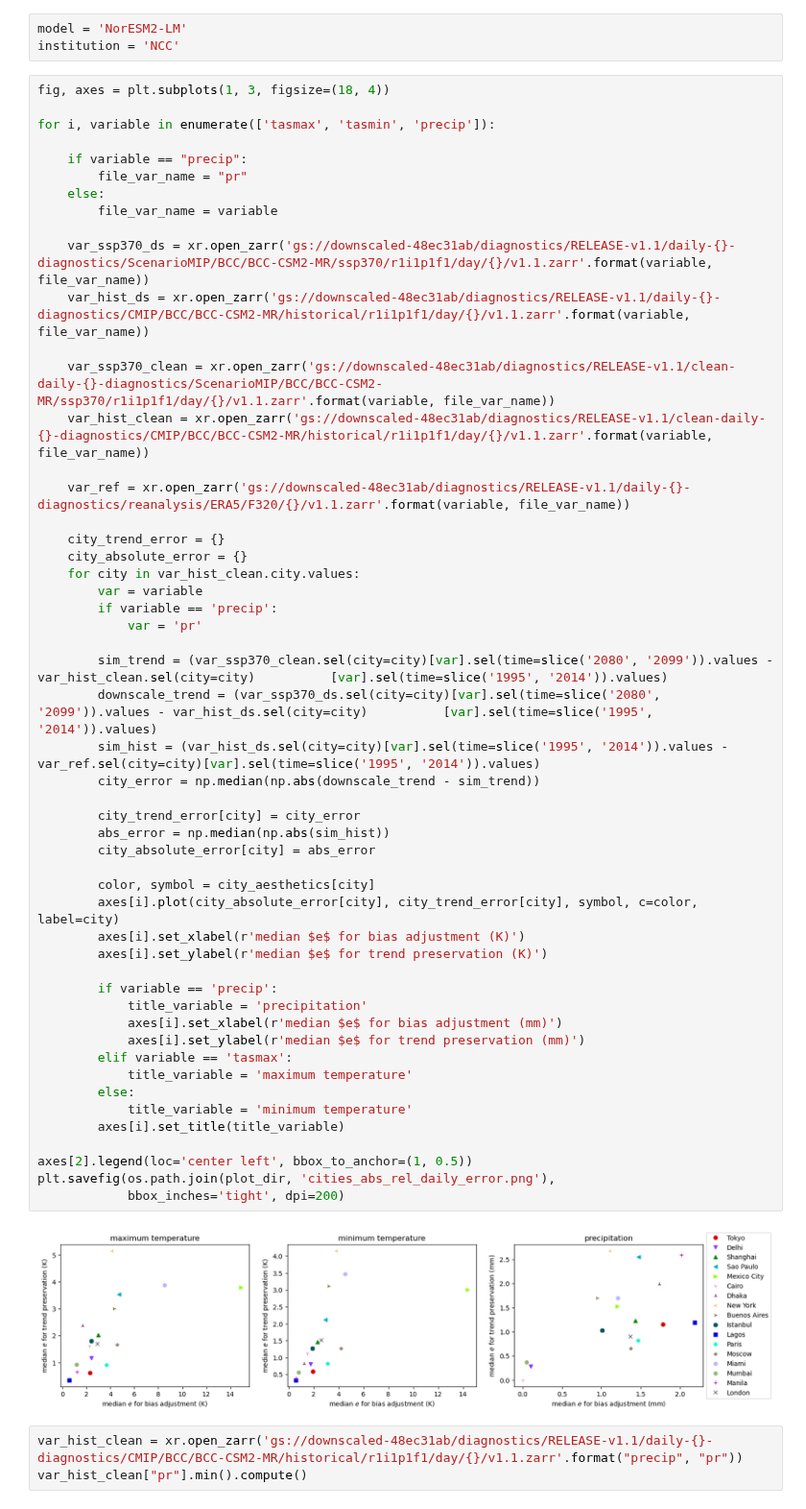
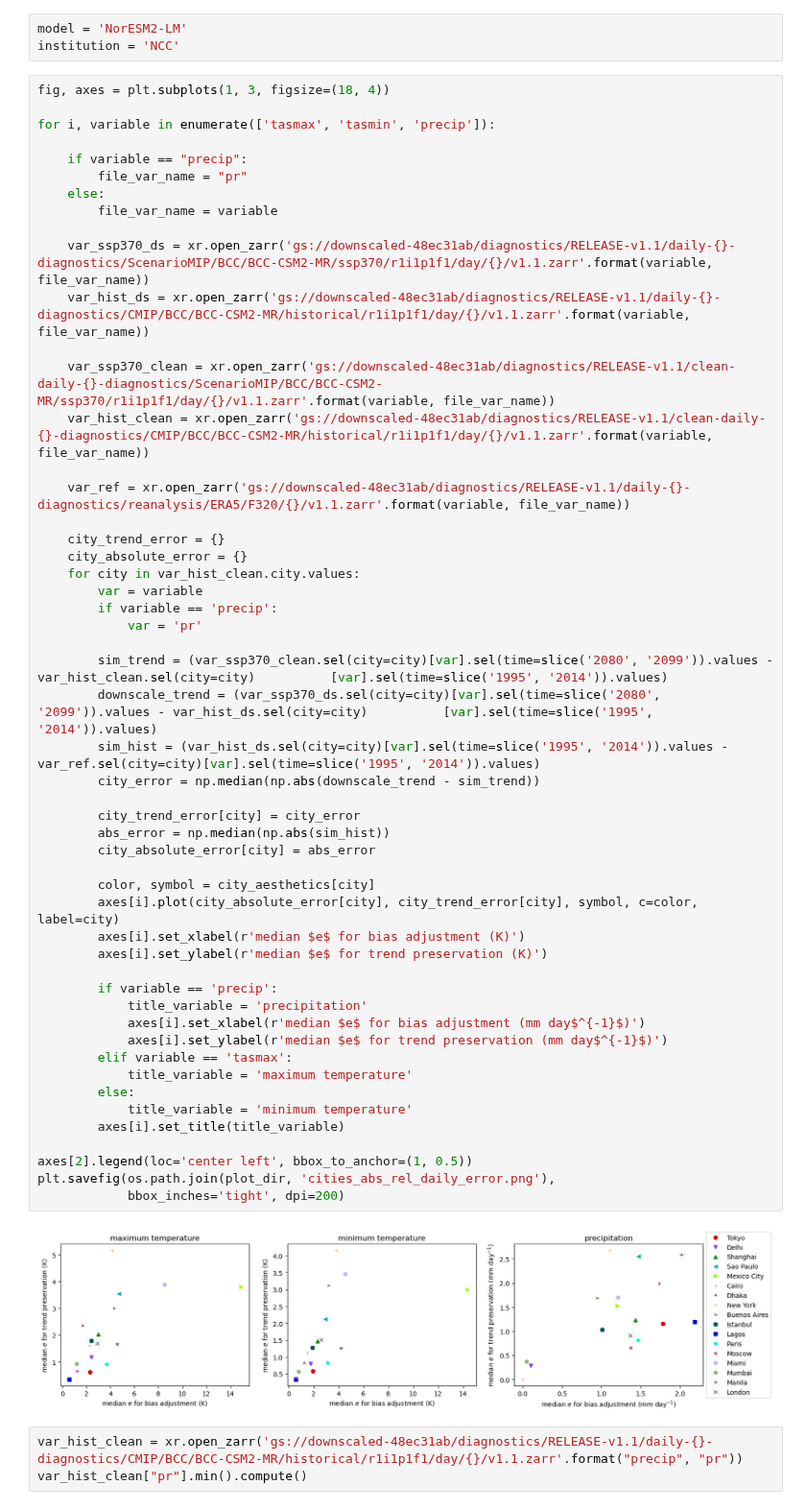
Before and after one commit to ClimateImpactLab/downscaleCMIP6, a Jupyter notebook: notebooks/paper_analysis/error_biasadjustment_trendpreservation_cities.ipynb, the cells around one changed output. Shown at 96% size. Cells and saved outputs as stored; diff of their text form.

```diff
--- a/notebooks/paper_analysis/error_biasadjustment_trendpreservation_cities.ipynb
+++ b/notebooks/paper_analysis/error_biasadjustment_trendpreservation_cities.ipynb
@@ -63,36 +63,36 @@ for i, variable in enumerate(['tasmax', 'tasmin', 'precip']):
         var = variable
         if variable == 'precip':
             var = 'pr'
 
         sim_trend = (var_ssp370_clean.sel(city=city)[var].sel(time=slice('2080', '2099')).values - var_hist_clean.sel(city=city)          [var].sel(time=slice('1995', '2014')).values)
         downscale_trend = (var_ssp370_ds.sel(city=city)[var].sel(time=slice('2080', '2099')).values - var_hist_ds.sel(city=city)          [var].sel(time=slice('1995', '2014')).values)
         sim_hist = (var_hist_ds.sel(city=city)[var].sel(time=slice('1995', '2014')).values - var_ref.sel(city=city)[var].sel(time=slice('1995', '2014')).values)
         city_error = np.median(np.abs(downscale_trend - sim_trend))
 
         city_trend_error[city] = city_error
         abs_error = np.median(np.abs(sim_hist))
         city_absolute_error[city] = abs_error
 
         color, symbol = city_aesthetics[city]
         axes[i].plot(city_absolute_error[city], city_trend_error[city], symbol, c=color, label=city)
         axes[i].set_xlabel(r'median $e$ for bias adjustment (K)')
         axes[i].set_ylabel(r'median $e$ for trend preservation (K)')
 
         if variable == 'precip':
             title_variable = 'precipitation'
-            axes[i].set_xlabel(r'median $e$ for bias adjustment (mm)')
-            axes[i].set_ylabel(r'median $e$ for trend preservation (mm)')
+            axes[i].set_xlabel(r'median $e$ for bias adjustment (mm day$^{-1}$)')
+            axes[i].set_ylabel(r'median $e$ for trend preservation (mm day$^{-1}$)')
         elif variable == 'tasmax':
             title_variable = 'maximum temperature'
         else:
             title_variable = 'minimum temperature'
         axes[i].set_title(title_variable)
 
 axes[2].legend(loc='center left', bbox_to_anchor=(1, 0.5))
 plt.savefig(os.path.join(plot_dir, 'cities_abs_rel_daily_error.png'),
             bbox_inches='tight', dpi=200)
 # %% [output]
-[figure, old version]
+[figure, new version]
 # %%
 var_hist_clean = xr.open_zarr('gs://downscaled-48ec31ab/diagnostics/RELEASE-v1.1/daily-{}-diagnostics/CMIP/BCC/BCC-CSM2-MR/historical/r1i1p1f1/day/{}/v1.1.zarr'.format("precip", "pr"))
 var_hist_clean["pr"].min().compute()
```
